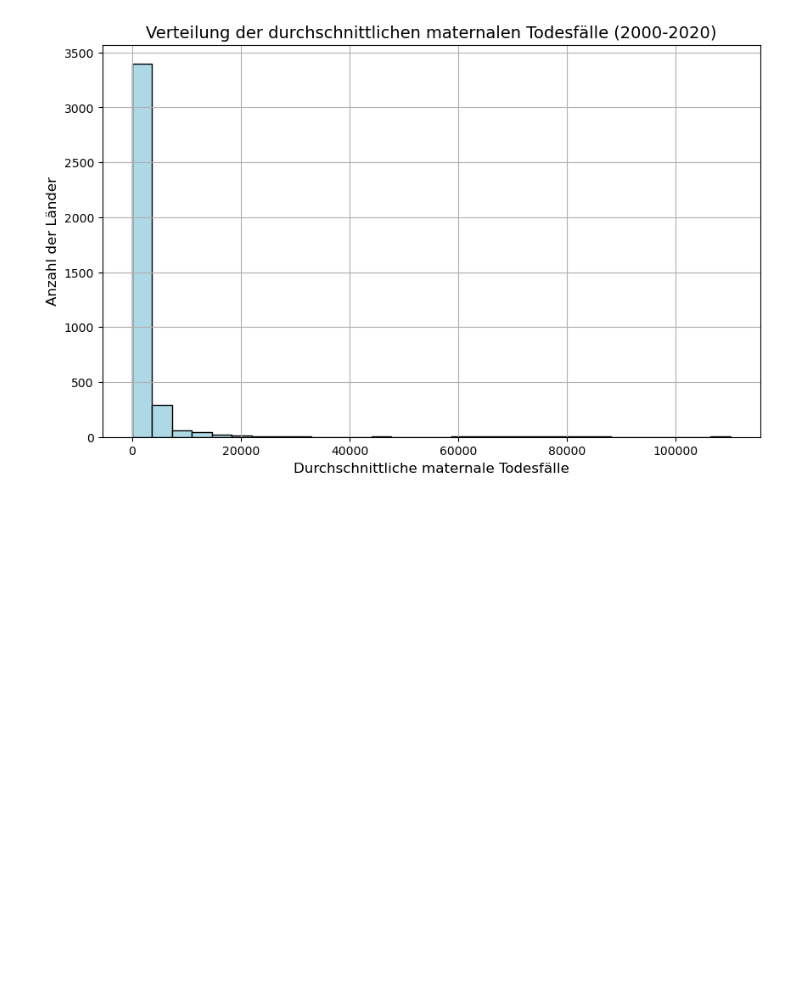
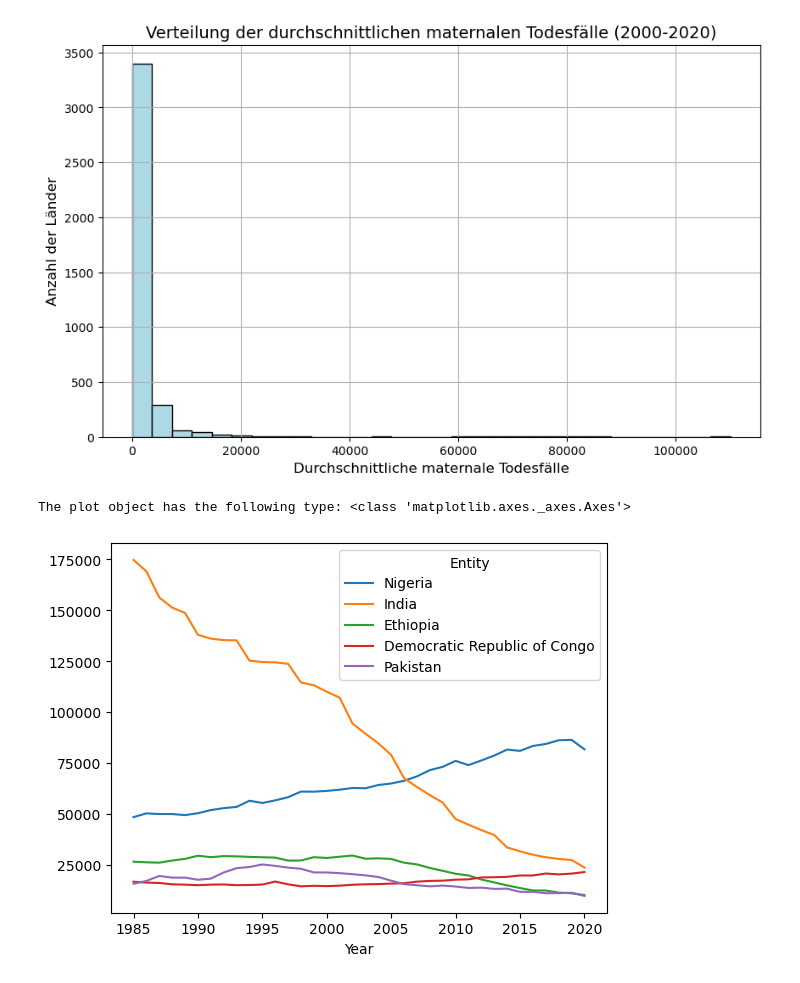
Before and after one commit to naulichi/PandasLN, a Jupyter notebook: Leistungsnachweis_NauliChiara.ipynb, the cells around one changed output. Cells and saved outputs as stored; diff of their text form; code cells hidden in the pictures; blank space fills up the shorter version.

```diff
--- a/Leistungsnachweis_NauliChiara.ipynb
+++ b/Leistungsnachweis_NauliChiara.ipynb
@@ -308,3 +308,10 @@ plt.grid(True)
 plt.show()
 # %% [output]
 [figure]
+# %%
+top5 = pivot_dataoc[["Nigeria", "India", "Ethiopia", "Democratic Republic of Congo", "Pakistan"]]
+ax=top5.plot()
+print('The plot object has the following type:',type(ax))
+# %% [output]
+The plot object has the following type: <class 'matplotlib.axes._axes.Axes'>
+[figure, added]
```
Also changed, not shown: parts of 4 cells of this notebook.
